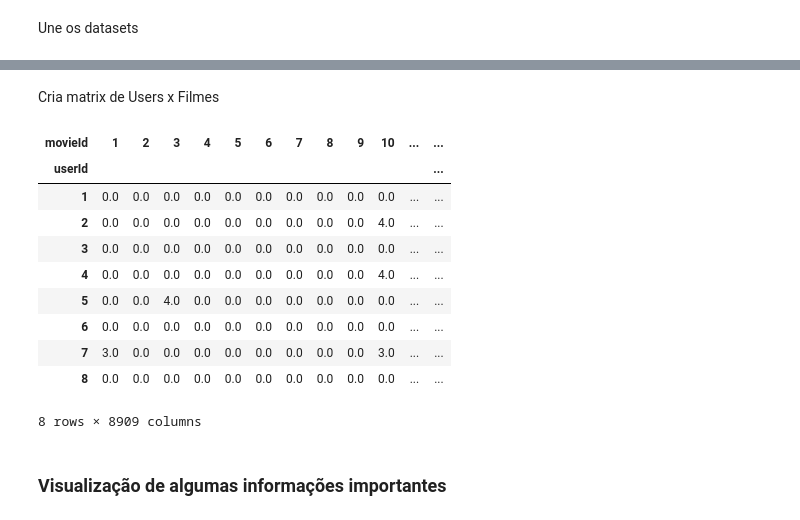
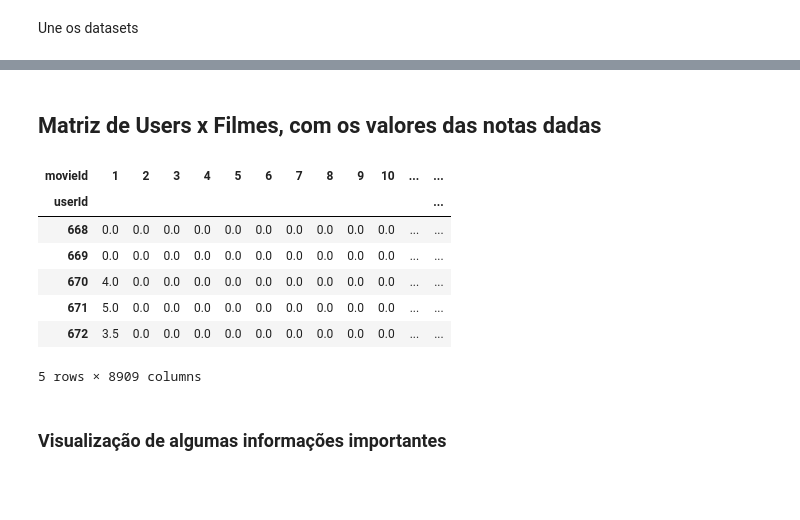
Before and after one commit to andrei258258/recommenders, a Jupyter notebook: Recommender System.ipynb, the cells around one changed output, grey strips where cells are left out. Drawn from its saved outputs; the diff is of its cells as text; code cells hidden in the pictures; blank space fills up the shorter version.

```diff
--- a/Recommender System.ipynb
+++ b/Recommender System.ipynb
@@ -34,0 +25,3 @@ Number of my user is 672
+# %%
+ratings_df = pd.read_csv("./dataset/ratings.csv", sep=",")
+ratings_df.head()
@@ -35,13 +92,19 @@ Number of my user is 672
 # %% [markdown]
 Adicionando os meus dados
 # %%
-my_ratings= pd.DataFrame([[me, 1, 3.5 ],[ me,135861, 4.5], [ me,133824, 1], [ me,130634, 5]  , [ me,116797, 4.5],
-                           [ me,114662, 4], [ me,112897, 4], [ me,112497, 2], [ me,112370, 3.5],
-                           [ me,112183, 5], [ me,110553, 3.5], [ me,109673, 4.5], [ me,108932, 1],
-                           [ me,50189, 4], [ me,59784, 3.5], [ me,61123, 1], [ me,61160, 2],
-                           [ me,62999, 4], [ me,63515, 4.5], [ me,67923, 4.5],
-                           [ me,68157, 5]], columns=['userId','movieId','rating'])
+##Agora, vou criar um novo usuário, de id 672 (O próximo da lista)
+##A classificação do novo usuário será uma tabela onde a primeira coluna é o id 672, a segunda é o id do filme
+## e a terceira a nota. > [userId, movieId, rating]
 
-print('Alguns filmes que gosto')
+my_ratings= pd.DataFrame([[672, 1, 3.5 ], [672, 135861, 4.5], [672, 133824, 1], [672, 130634, 5],
+                          [672, 116797, 4.5], [672, 114662, 4], [672, 112897, 4], [672, 112497, 2],
+                          [672, 112370, 3.5], [672, 112183, 5], [672, 110553, 3.5], [672, 109673, 4.5],
+                          [672, 108932, 1], [672, 50189, 4], [672, 59784, 3.5], [672, 61123, 1],
+                          [672, 61160, 2], [672, 62999, 4], [672, 63515, 4.5], [672, 67923, 4.5],
+                          [672, 68157, 5]], columns=['userId','movieId','rating']
+                        )
+
+print('Visualizando os filmes que gosto')
+## Join das minhas avaliações com o título do filme e os gêneros, somente para visualização
 my_ratings.merge(movies_df, how = 'left', left_on = 'movieId', right_on = 'movieId').sort_values(by=['rating'], ascending=False).head(10)
 # %% [output]
@@ -64,20 +157,17 @@ ratings_df = ratings_df.append(my_ratings)
-# %% [markdown]
-Cria matrix de Users x Filmes
+# %% [markdown]
+## Matriz de Users x Filmes, com os valores das notas dadas
 # %%
 R_df = ratings_df.pivot(index = 'userId', columns ='movieId', values = 'rating').fillna(0)
-R_df.head(8)
+R_df[-5:]
 # %% [output]
 | movieId | 1 | 2 | 3 | 4 | 5 | 6 | 7 | 8 | 9 | 10 | ... | ... |
 | userId |  |  |  |  |  |  |  |  |  |  |  | ... |
-| 1 | 0.0 | 0.0 | 0.0 | 0.0 | 0.0 | 0.0 | 0.0 | 0.0 | 0.0 | 0.0 | ... | ... |
-| 2 | 0.0 | 0.0 | 0.0 | 0.0 | 0.0 | 0.0 | 0.0 | 0.0 | 0.0 | 4.0 | ... | ... |
-| 3 | 0.0 | 0.0 | 0.0 | 0.0 | 0.0 | 0.0 | 0.0 | 0.0 | 0.0 | 0.0 | ... | ... |
-| 4 | 0.0 | 0.0 | 0.0 | 0.0 | 0.0 | 0.0 | 0.0 | 0.0 | 0.0 | 4.0 | ... | ... |
-| 5 | 0.0 | 0.0 | 4.0 | 0.0 | 0.0 | 0.0 | 0.0 | 0.0 | 0.0 | 0.0 | ... | ... |
-| 6 | 0.0 | 0.0 | 0.0 | 0.0 | 0.0 | 0.0 | 0.0 | 0.0 | 0.0 | 0.0 | ... | ... |
-| 7 | 3.0 | 0.0 | 0.0 | 0.0 | 0.0 | 0.0 | 0.0 | 0.0 | 0.0 | 3.0 | ... | ... |
-| 8 | 0.0 | 0.0 | 0.0 | 0.0 | 0.0 | 0.0 | 0.0 | 0.0 | 0.0 | 0.0 | ... | ... |
+| 668 | 0.0 | 0.0 | 0.0 | 0.0 | 0.0 | 0.0 | 0.0 | 0.0 | 0.0 | 0.0 | ... | ... |
+| 669 | 0.0 | 0.0 | 0.0 | 0.0 | 0.0 | 0.0 | 0.0 | 0.0 | 0.0 | 0.0 | ... | ... |
+| 670 | 4.0 | 0.0 | 0.0 | 0.0 | 0.0 | 0.0 | 0.0 | 0.0 | 0.0 | 0.0 | ... | ... |
+| 671 | 5.0 | 0.0 | 0.0 | 0.0 | 0.0 | 0.0 | 0.0 | 0.0 | 0.0 | 0.0 | ... | ... |
+| 672 | 3.5 | 0.0 | 0.0 | 0.0 | 0.0 | 0.0 | 0.0 | 0.0 | 0.0 | 0.0 | ... | ... |
-8 rows × 8909 columns
+5 rows × 8909 columns
 # %% [markdown]
 ### Visualização de algumas informações importantes
 # %% [markdown]
```
Also changed, not shown: parts of 38 cells of this notebook, 2 other files.
